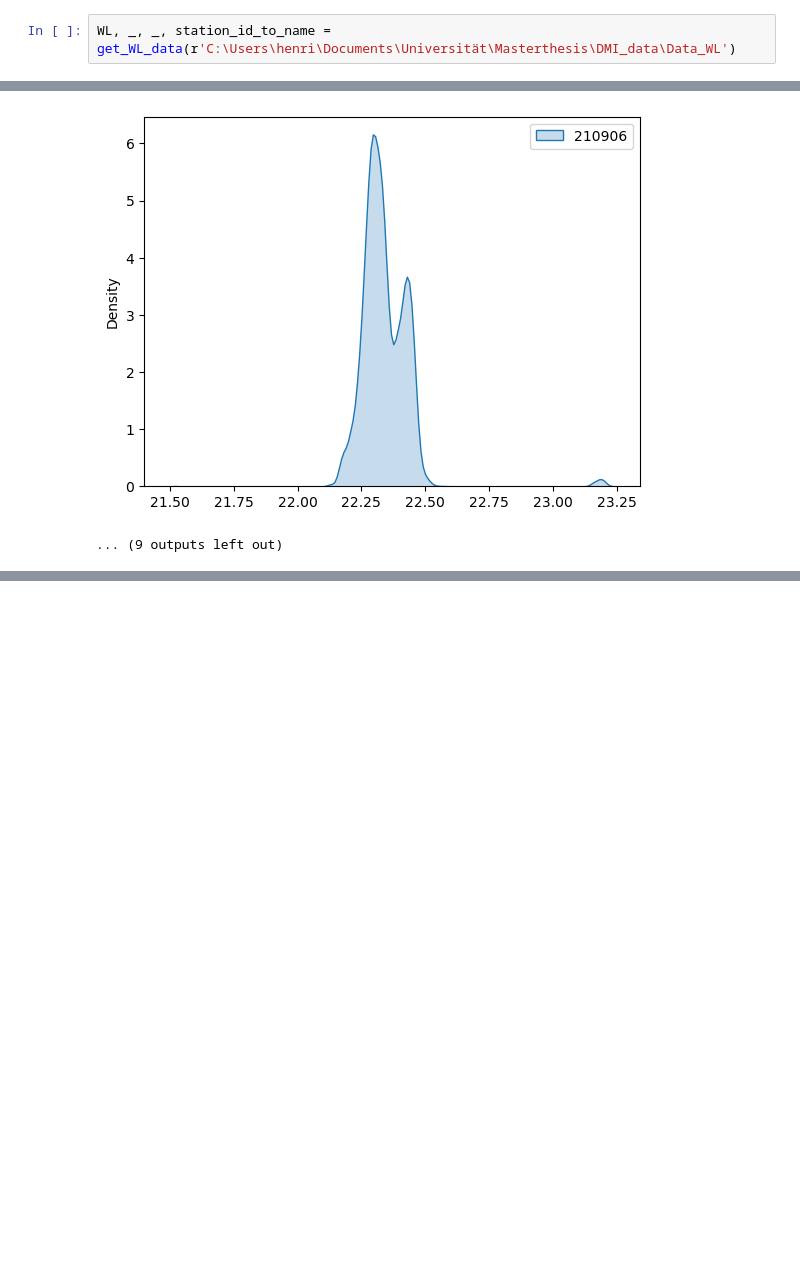
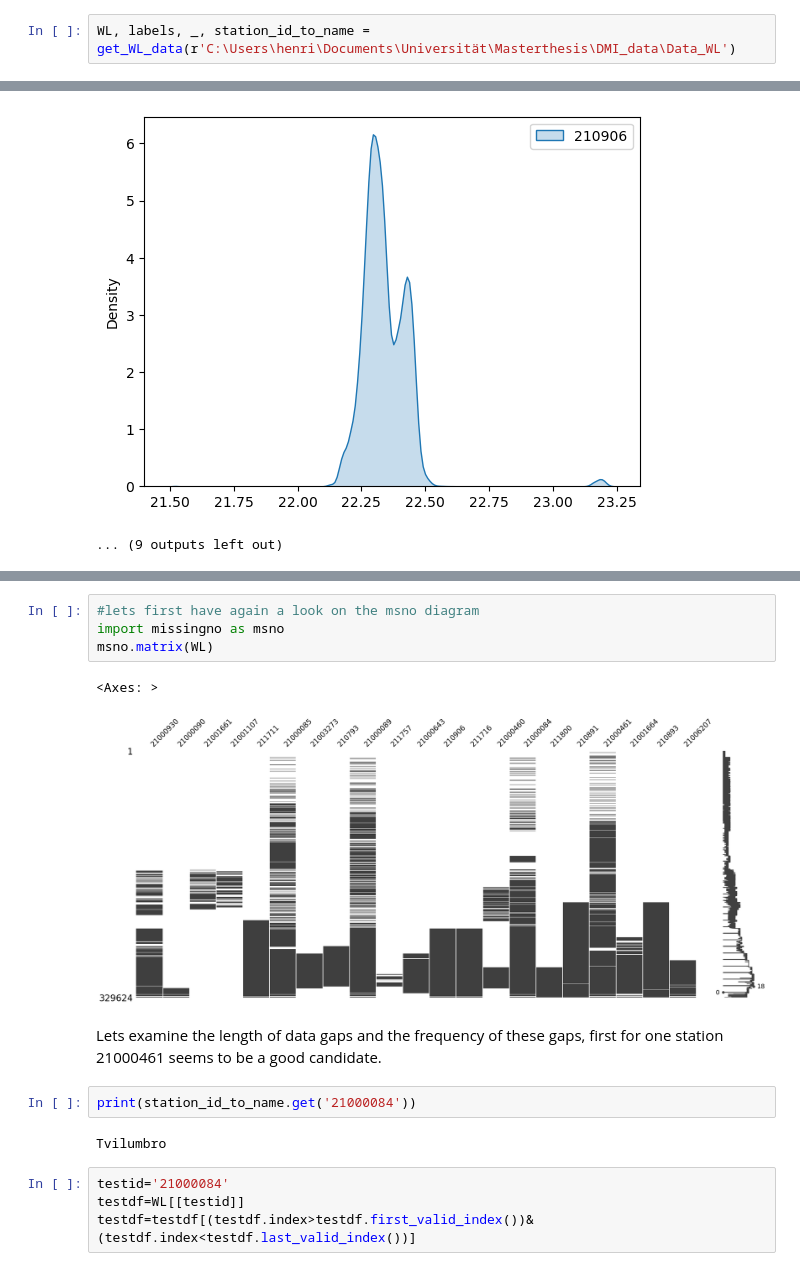
Before and after one commit to HenrietteRilling/Masterthesis, a Jupyter notebook: Exploring data distribution.ipynb, the cells around one changed output, grey strips where cells are left out. Saved outputs shown, nothing was run; the diff lists cells and outputs as text; blank space fills up the shorter version.

Commit message:
Added section with analysis of missing data (length of gaps, frequency

```diff
--- a/Exploring data distribution.ipynb
+++ b/Exploring data distribution.ipynb
@@ -12,4 +12,4 @@ import seaborn as sns
 
 from Data_loader import get_WL_data
 # %%
-WL, _, _, station_id_to_name = get_WL_data(r'C:\Users\henri\Documents\Universität\Masterthesis\DMI_data\Data_WL')
+WL, labels, _, station_id_to_name = get_WL_data(r'C:\Users\henri\Documents\Universität\Masterthesis\DMI_data\Data_WL')
@@ -98,0 +106,17 @@ for col in WL.columns:
+# %%
+#lets first have again a look on the msno diagram
+import missingno as msno
+msno.matrix(WL)
+# %% [output]
+<Axes: >
+[figure, added]
+# %% [markdown]
+Lets examine the length of data gaps and the frequency of these gaps, first for one station 21000461 seems to be a good candidate.
+# %%
+print(station_id_to_name.get('21000084'))
+# %% [output]
+Tvilumbro
+# %%
+testid='21000084'
+testdf=WL[[testid]]
+testdf=testdf[(testdf.index>testdf.first_valid_index())&(testdf.index<testdf.last_valid_index())]
```
Also changed, not shown: parts of 13 cells of this notebook.
